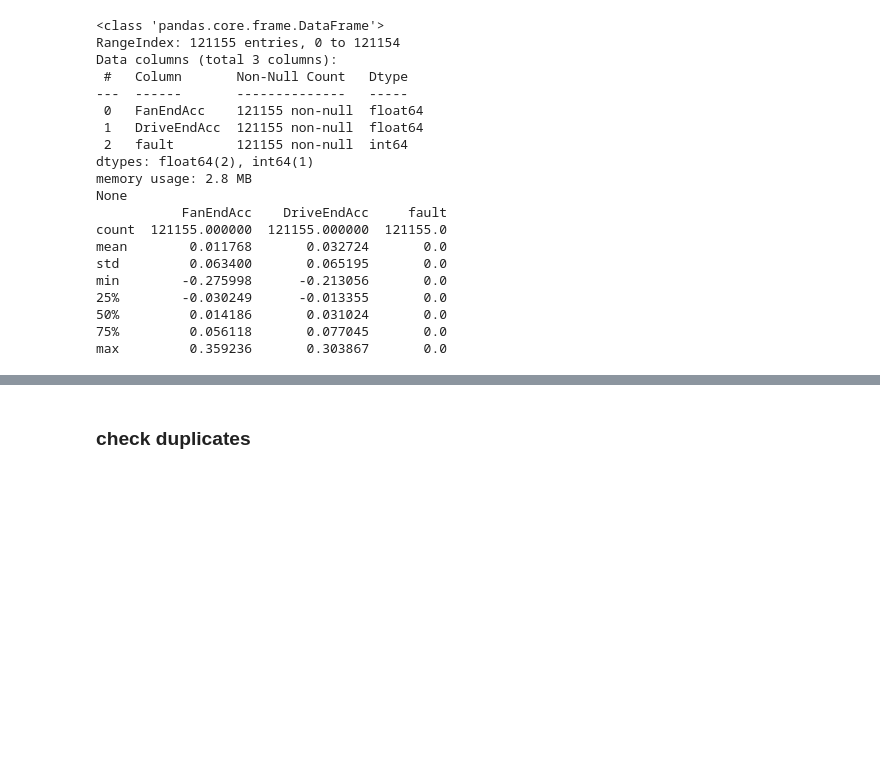
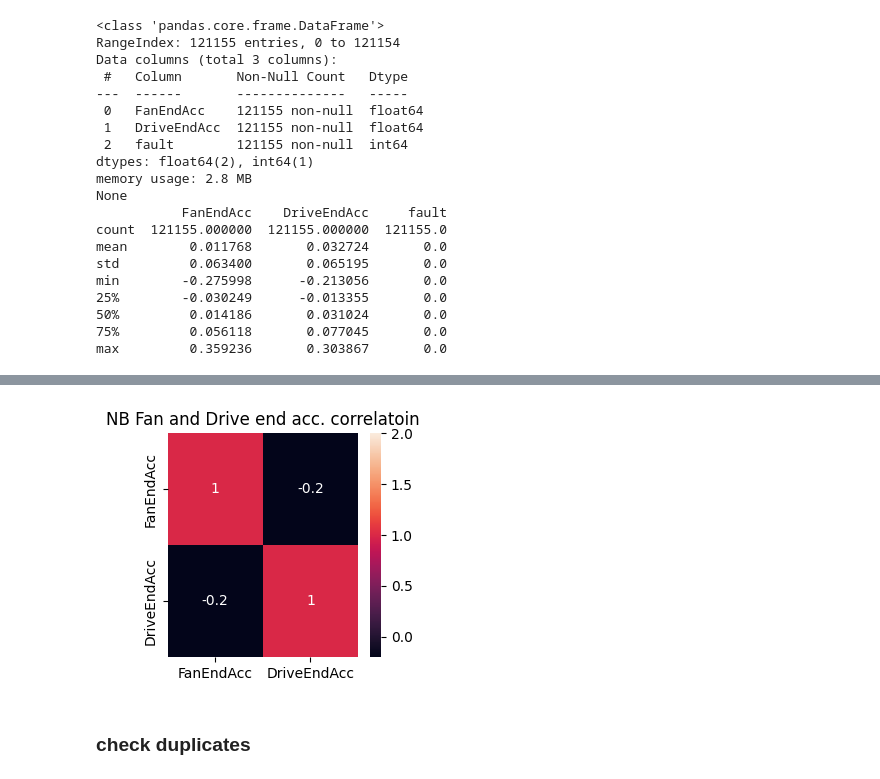
Before and after one commit to h4ppy0wl/PdM01, a Jupyter notebook: bearings01_EDA.ipynb, the cells around one changed output, grey strips where cells are left out. Cells and saved outputs as stored; diff of their text form; code cells hidden in the pictures; blank space fills up the shorter version.

```diff
--- a/bearings01_EDA.ipynb
+++ b/bearings01_EDA.ipynb
@@ -62,3 +77,11 @@ max         0.359236       0.303867       0.0
+# %%
+plt.figure(figsize=(3,3))
+sns.heatmap(df_normal[['FanEndAcc', 'DriveEndAcc']].corr('pearson'), annot=True, vmax=2)
+plt.title('NB Fan and Drive end acc. correlatoin')
+plt.tight_layout()
+plt.show()
+# %% [output]
+[figure, added]
 # %% [markdown]
 ### check duplicates
 # %% [markdown]
```
Also changed, not shown: parts of 34 cells of this notebook.
